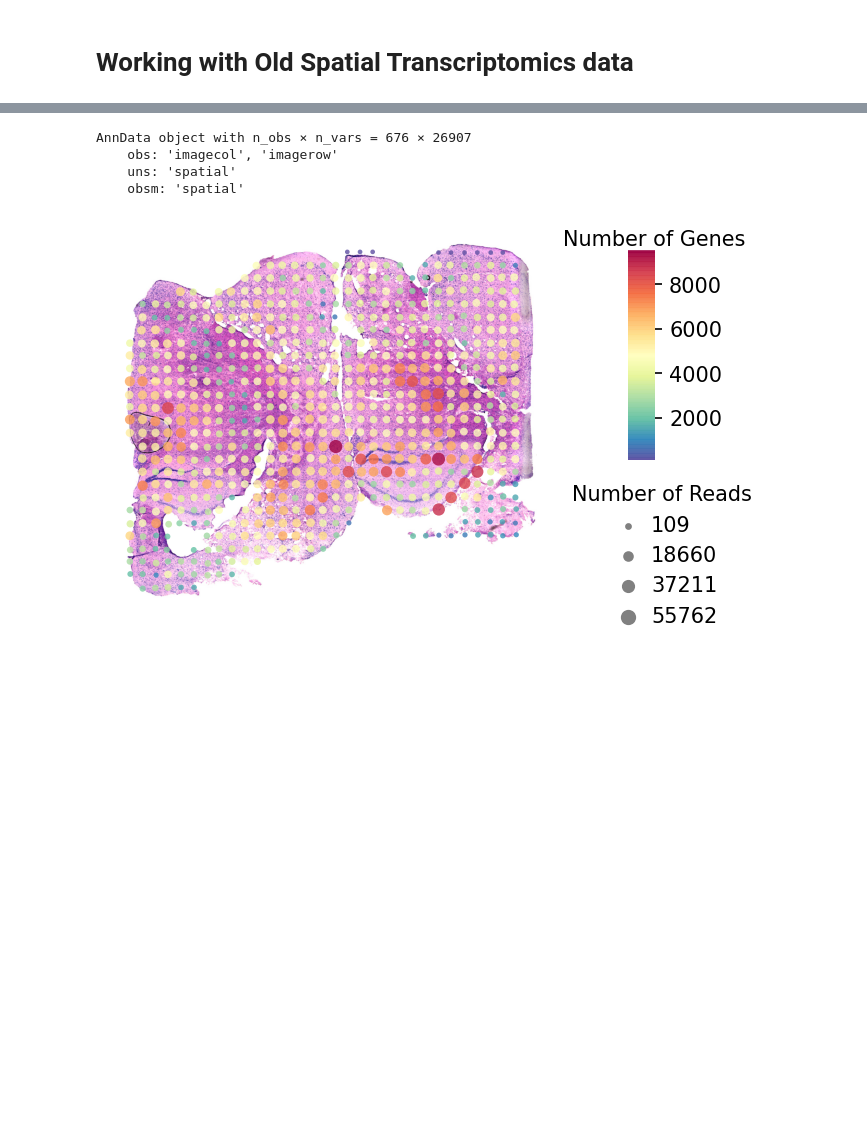
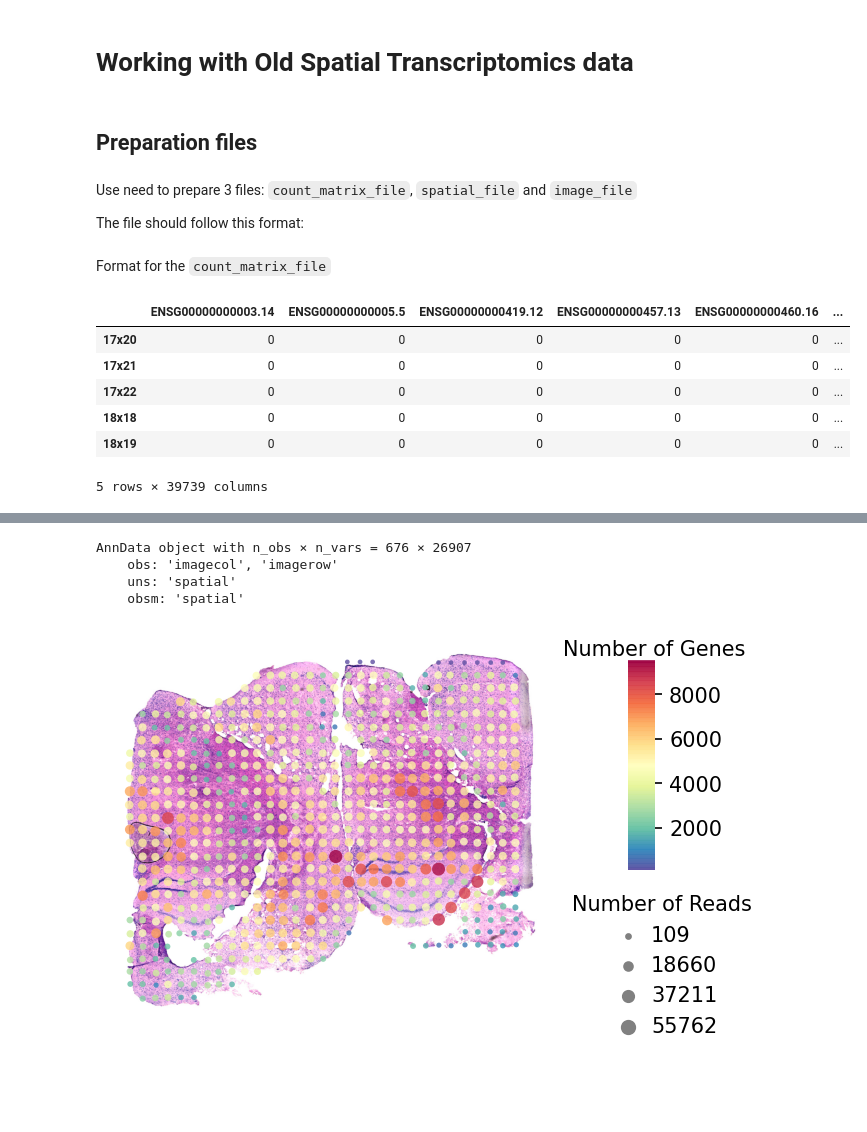
Before and after one commit to duypham2108/dev_st, a Jupyter notebook: docs/examples/Working-with-Old-Spatial-Transcriptomics-data.ipynb, the cells around one changed output, grey strips where cells are left out. Saved outputs shown, nothing was run; the diff lists cells and outputs as text; code cells hidden in the pictures; blank space fills up the shorter version.

```diff
--- a/docs/examples/Working-with-Old-Spatial-Transcriptomics-data.ipynb
+++ b/docs/examples/Working-with-Old-Spatial-Transcriptomics-data.ipynb
@@ -1,2 +1,8 @@
 # %% [markdown]
 # Working with Old Spatial Transcriptomics data
+# %% [markdown]
+## Preparation files
+# %% [markdown]
+Use need to prepare 3 files: `count_matrix_file`, `spatial_file` and `image_file`
+
+The file should follow this format:
@@ -2,0 +11,12 @@
+# %% [markdown]
+Format for the `count_matrix_file`
+# %%
+pd.read_table("../../../UQ/Developmental_heart/ST_Samples_4.5-5PCW/ST_Sample_4.5-5PCW_1/ST_Sample_4.5-5.tsv",index_col=0).head()
+# %% [output]
+|  | ENSG00000000003.14 | ENSG00000000005.5 | ENSG00000000419.12 | ENSG00000000457.13 | ENSG00000000460.16 | ... |
+| 17x20 | 0 | 0 | 0 | 0 | 0 | ... |
+| 17x21 | 0 | 0 | 0 | 0 | 0 | ... |
+| 17x22 | 0 | 0 | 0 | 0 | 0 | ... |
+| 18x18 | 0 | 0 | 0 | 0 | 0 | ... |
+| 18x19 | 0 | 0 | 0 | 0 | 0 | ... |
+5 rows × 39739 columns
```
Also changed, not shown: parts of 6 cells of this notebook, 7 other files.
